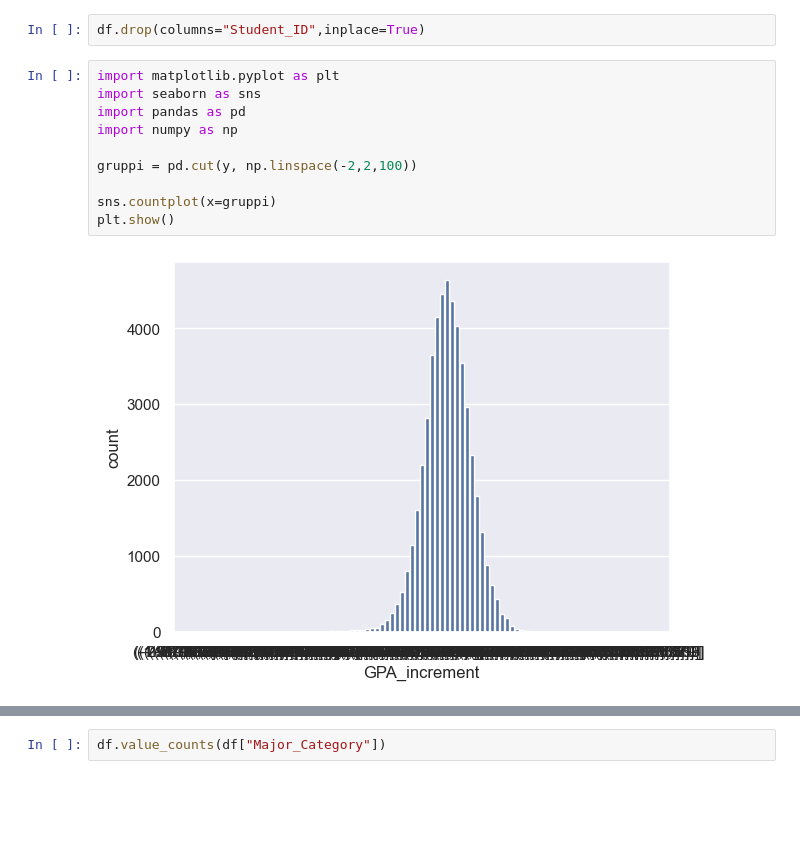
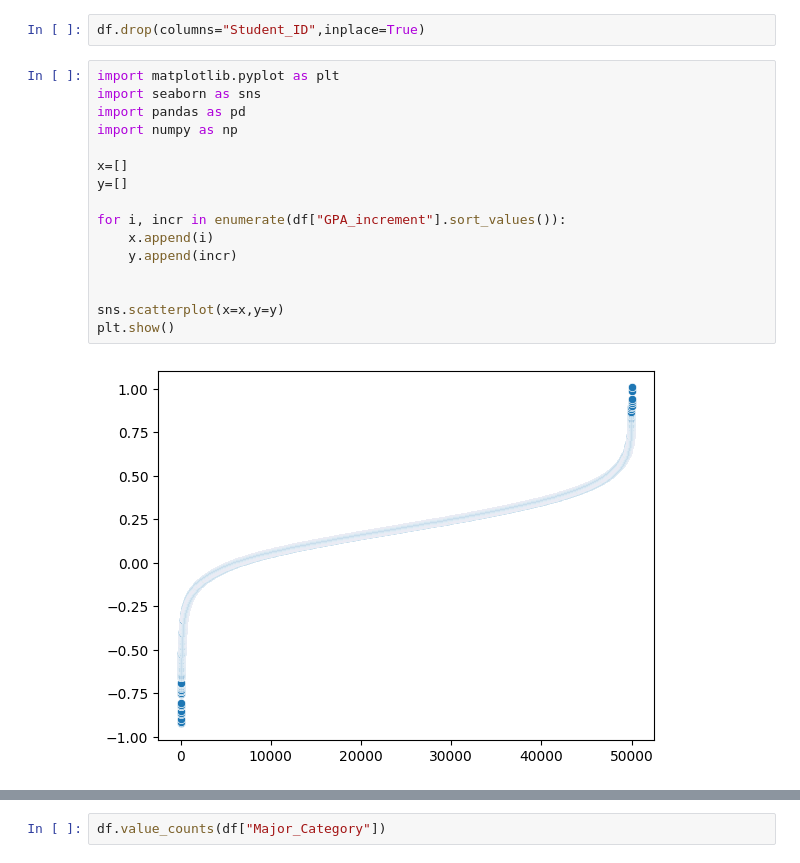
Before and after one commit to GabrieleBan/AI_Impact_on_Students, a Jupyter notebook: gpa_increment_model.ipynb, the cells around one changed output, grey strips where cells are left out. Saved outputs shown, nothing was run; the diff lists cells and outputs as text; blank space fills up the shorter version.

```diff
--- a/gpa_increment_model.ipynb
+++ b/gpa_increment_model.ipynb
@@ -53,12 +53,18 @@ df.drop(columns="Student_ID",inplace=True)
 # %%
 import matplotlib.pyplot as plt
 import seaborn as sns
 import pandas as pd
 import numpy as np
 
-gruppi = pd.cut(y, np.linspace(-2,2,100))
+x=[]
+y=[]
 
-sns.countplot(x=gruppi)
+for i, incr in enumerate(df["GPA_increment"].sort_values()):
+    x.append(i)
+    y.append(incr)
+
+
+sns.scatterplot(x=x,y=y)
 plt.show()
 # %% [output]
-[figure, old version]
+[figure, new version]
```
Also changed, not shown: parts of 9 cells of this notebook, 1 other file.
